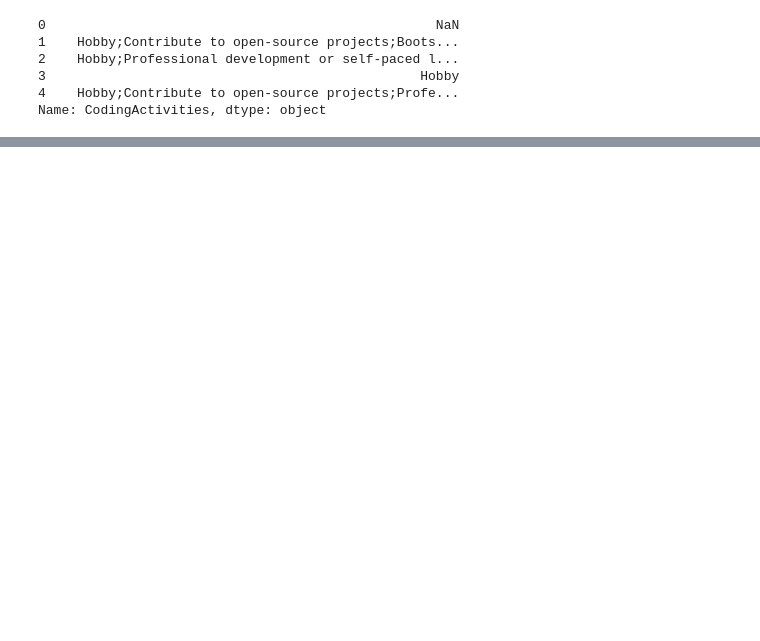
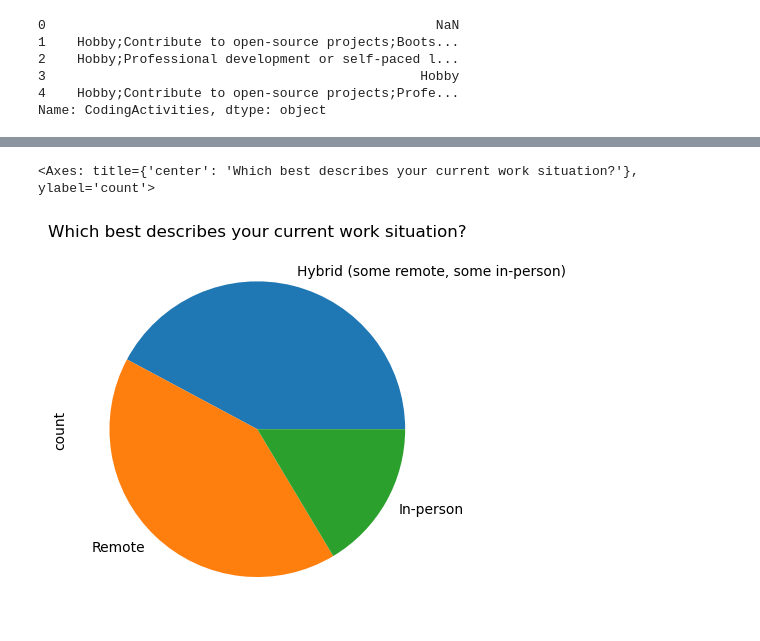
Before and after one commit to WebDevCaptain/so-dev-survey-2023-analysis, a Jupyter notebook: so-insights.ipynb, the cells around one changed output, grey strips where cells are left out. Saved outputs shown, nothing was run; the diff lists cells and outputs as text; code cells hidden in the pictures; blank space fills up the shorter version.

```diff
--- a/so-insights.ipynb
+++ b/so-insights.ipynb
@@ -252,0 +205,5 @@ temp_df
+# %%
+survey_responses_raw['RemoteWork'].value_counts(dropna=True).plot(kind='pie', title=survey_questions['RemoteWork'])
+# %% [output]
+<Axes: title={'center': 'Which best describes your current work situation?'}, ylabel='count'>
+[figure, added]
```
Also changed, not shown: parts of 17 cells of this notebook.
